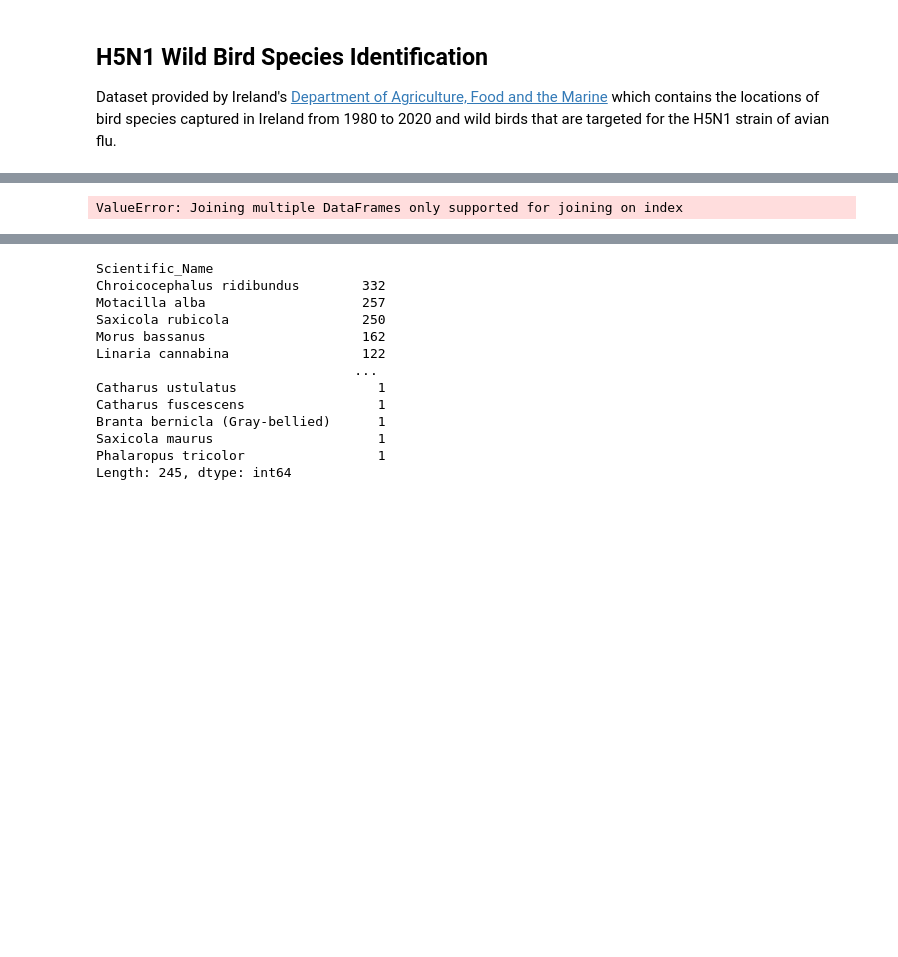
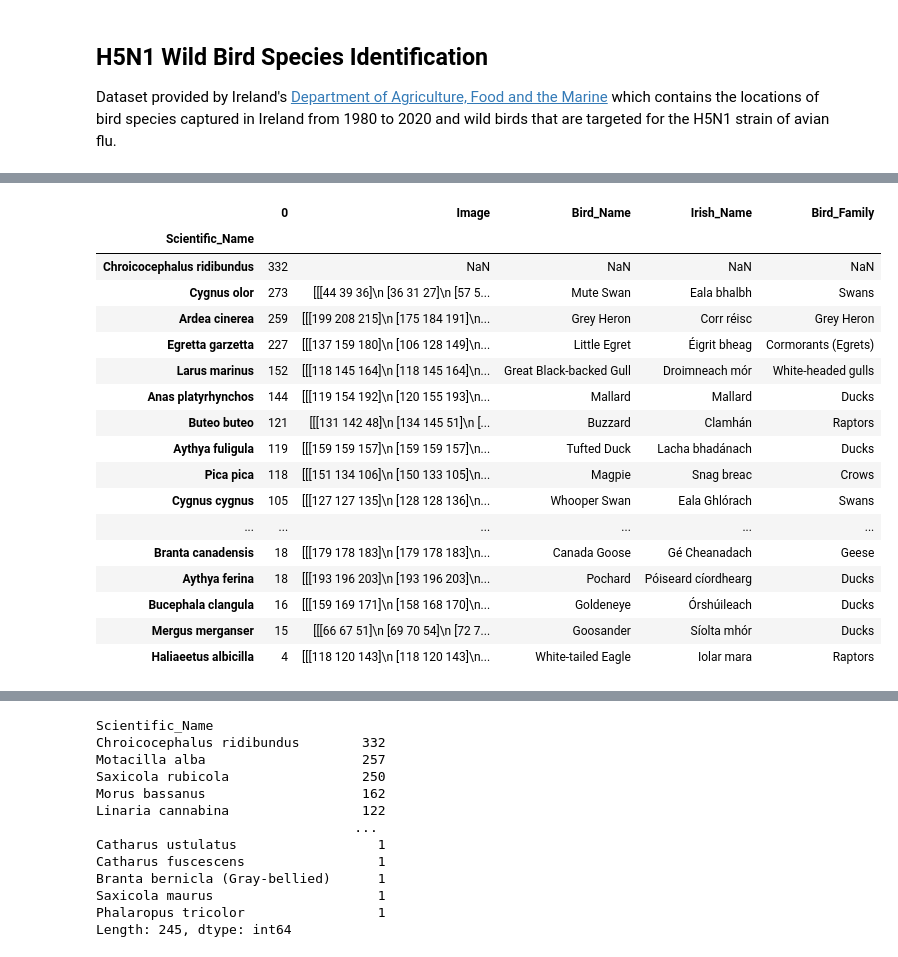
Before and after one commit to pessini/avian-flu-wild-birds-ireland, a Jupyter notebook: Datasets.ipynb, the cells around one changed output, grey strips where cells are left out. Saved outputs shown, nothing was run; the diff lists cells and outputs as text; code cells hidden in the pictures; blank space fills up the shorter version.

Commit message:
Joining datasets

```diff
--- a/Datasets.ipynb
+++ b/Datasets.ipynb
@@ -165,5 +165,6 @@ df_birds.head()
 
 Dataset provided by Ireland's [Department of Agriculture, Food and the Marine](https://data.gov.ie/dataset/h5n1-wild-bird-species-identification) which contains the locations of bird species captured in Ireland from 1980 to 2020 and wild birds that are targeted for the H5N1 strain of avian flu.
 # %%
-bird_flu = pd.read_csv("./data/bird-flu.csv", encoding='latin-1')
+wild_birds = pd.read_csv("./data/98696_58589762-e8f9-4bb0-9d39-09570efbad62.xls", encoding='latin-1')
 birdwatch = pd.read_csv("./data/BirdWatchIreland.csv")
+wild_birds.head()
@@ -192,2 +180,2 @@ KeyError: '[  213   214   215 ... 12090 12091 12092] not found in axis'
 # %%
-new_df = bird_flu.join(birdwatch.set_index('Scientific_Name'), on='Scientific_Name', rsuffix='_bwi')
+bird_flu = wild_birds.join(birdwatch.set_index('Scientific_Name'), on='Scientific_Name', lsuffix='_original', rsuffix='_bwi')
@@ -193,0 +191,5 @@ new_df = bird_flu.join(birdwatch.set_index('Scientific_Name'), on='Scientific_Na
+# %%
+# Selecting only infected birds
+infected_birds = bird_flu[bird_flu['target_H5_HPAI'] == 1]
+top_infected_species = infected_birds.groupby('Scientific_Name').size().sort_values(ascending=False)
+top_infected_species
@@ -194,4 +214,2 @@ new_df = bird_flu.join(birdwatch.set_index('Scientific_Name'), on='Scientific_Na
 # %%
-new_df = new_df.join([birdwatch.set_index('Scientific_Name'),birdwatch.set_index('Bird_Name')], on=['Scientific_Name','Common_Name'], rsuffix='_bwi')
+infected_birds_new = top_infected_species.to_frame().join(birdwatch.set_index('Scientific_Name'), on='Scientific_Name', lsuffix='_original', rsuffix='_bwi')
-# %% [output]
-ValueError: Joining multiple DataFrames only supported for joining on index
@@ -200,0 +216,21 @@ null_df_t = null_df.groupby('Scientific_Name').size().sort_values(ascending=Fals
+# %%
+infected_birds_new
+# %% [output]
+|  | 0 | Image | Bird_Name | Irish_Name | Bird_Family |
+| Scientific_Name |  |  |  |  |  |
+| Chroicocephalus ridibundus | 332 | NaN | NaN | NaN | NaN |
+| Cygnus olor | 273 | [[[44 39 36]\n [36 31 27]\n [57 5... | Mute Swan | Eala bhalbh | Swans |
+| Ardea cinerea | 259 | [[[199 208 215]\n [175 184 191]\n... | Grey Heron | Corr réisc | Grey Heron |
+| Egretta garzetta | 227 | [[[137 159 180]\n [106 128 149]\n... | Little Egret | Éigrit bheag | Cormorants (Egrets) |
+| Larus marinus | 152 | [[[118 145 164]\n [118 145 164]\n... | Great Black-backed Gull | Droimneach mór | White-headed gulls |
+| Anas platyrhynchos | 144 | [[[119 154 192]\n [120 155 193]\n... | Mallard | Mallard | Ducks |
+| Buteo buteo | 121 | [[[131 142 48]\n [134 145 51]\n [... | Buzzard | Clamhán | Raptors |
+| Aythya fuligula | 119 | [[[159 159 157]\n [159 159 157]\n... | Tufted Duck | Lacha bhadánach | Ducks |
+| Pica pica | 118 | [[[151 134 106]\n [150 133 105]\n... | Magpie | Snag breac | Crows |
+| Cygnus cygnus | 105 | [[[127 127 135]\n [128 128 136]\n... | Whooper Swan | Eala Ghlórach | Swans |
+| ... | ... | ... | ... | ... | ... |
+| Branta canadensis | 18 | [[[179 178 183]\n [179 178 183]\n... | Canada Goose | Gé Cheanadach | Geese |
+| Aythya ferina | 18 | [[[193 196 203]\n [193 196 203]\n... | Pochard | Póiseard cíordhearg | Ducks |
+| Bucephala clangula | 16 | [[[159 169 171]\n [158 168 170]\n... | Goldeneye | Órshúileach | Ducks |
+| Mergus merganser | 15 | [[[66 67 51]\n [69 70 54]\n [72 7... | Goosander | Síolta mhór | Ducks |
+| Haliaeetus albicilla | 4 | [[[118 120 143]\n [118 120 143]\n... | White-tailed Eagle | Iolar mara | Raptors |
```
Also changed, not shown: parts of 10 cells of this notebook.
